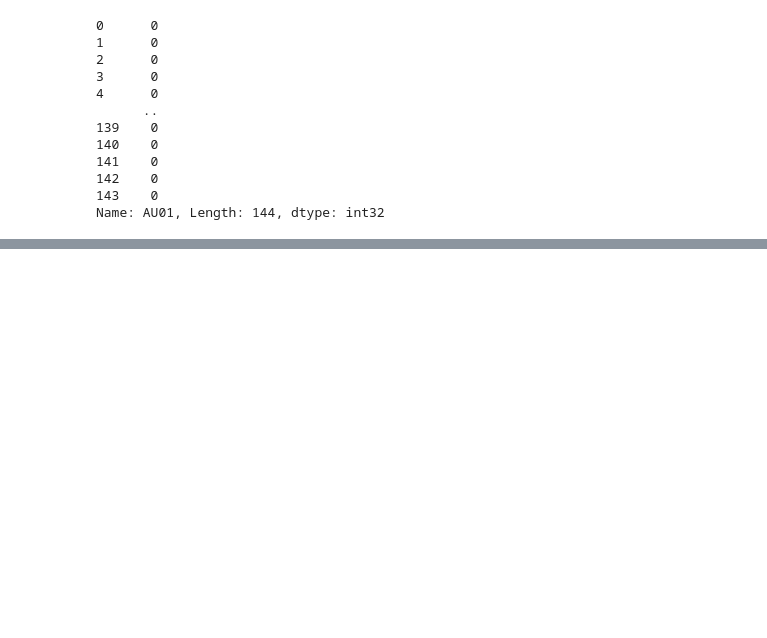
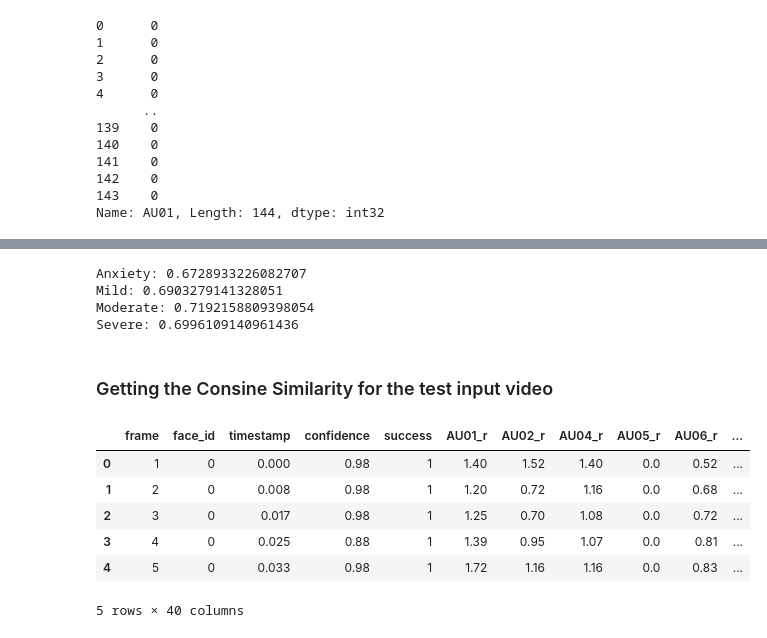
Before and after one commit to waijinchai/fit3162-mcs07, a Jupyter notebook: test.ipynb, the cells around one changed output, grey strips where cells are left out. Cells and saved outputs as stored; diff of their text form; code cells hidden in the pictures; blank space fills up the shorter version.

```diff
--- a/test.ipynb
+++ b/test.ipynb
@@ -52,0 +184,25 @@ Name: AU01, Length: 144, dtype: int32
+# %%
+# get the mean for each vector
+print("Anxiety:", anxiety_vector.mean())
+print("Mild:", mild_vector.mean())
+print("Moderate:", moderate_vector.mean())
+print("Severe:", severe_vector.mean())
+# %% [output]
+Anxiety: 0.6728933226082707
+Mild: 0.6903279141328051
+Moderate: 0.7192158809398054
+Severe: 0.6996109140961436
+# %% [markdown]
+### Getting the Consine Similarity for the test input video
+# %%
+df_s01 = pd.read_csv("S01_1001-1.csv")
+df_s01.columns = [c.strip() for c in df_s01.columns]
+df_s01.head()
+# %% [output]
+|  | frame | face_id | timestamp | confidence | success | AU01_r | AU02_r | AU04_r | AU05_r | AU06_r | ... |
+| 0 | 1 | 0 | 0.000 | 0.98 | 1 | 1.40 | 1.52 | 1.40 | 0.0 | 0.52 | ... |
+| 1 | 2 | 0 | 0.008 | 0.98 | 1 | 1.20 | 0.72 | 1.16 | 0.0 | 0.68 | ... |
+| 2 | 3 | 0 | 0.017 | 0.98 | 1 | 1.25 | 0.70 | 1.08 | 0.0 | 0.72 | ... |
+| 3 | 4 | 0 | 0.025 | 0.88 | 1 | 1.39 | 0.95 | 1.07 | 0.0 | 0.81 | ... |
+| 4 | 5 | 0 | 0.033 | 0.98 | 1 | 1.72 | 1.16 | 1.16 | 0.0 | 0.83 | ... |
+5 rows × 40 columns
```
Also changed, not shown: parts of 19 cells of this notebook, 10 other files.
